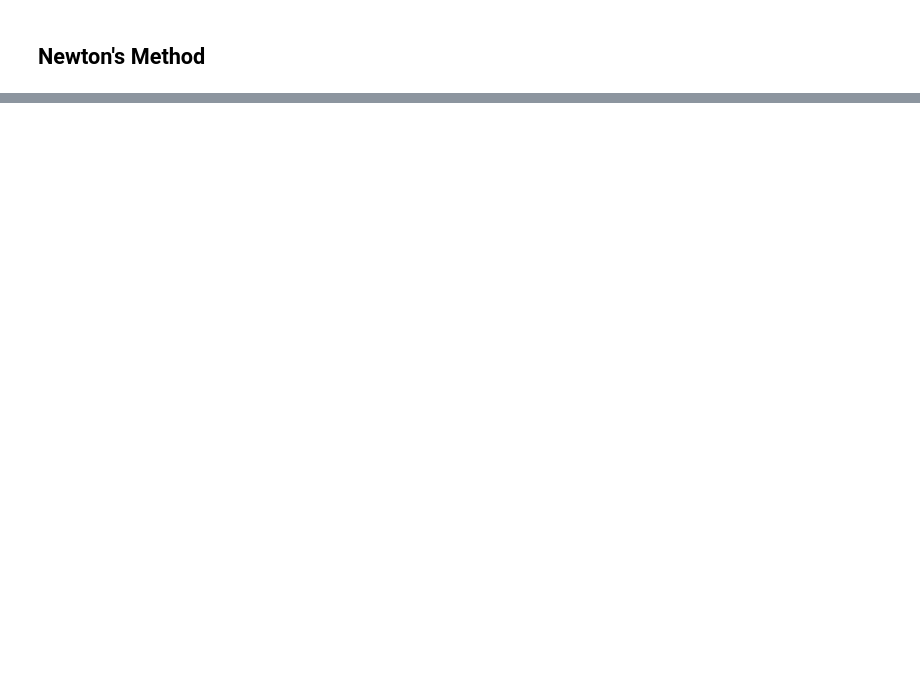
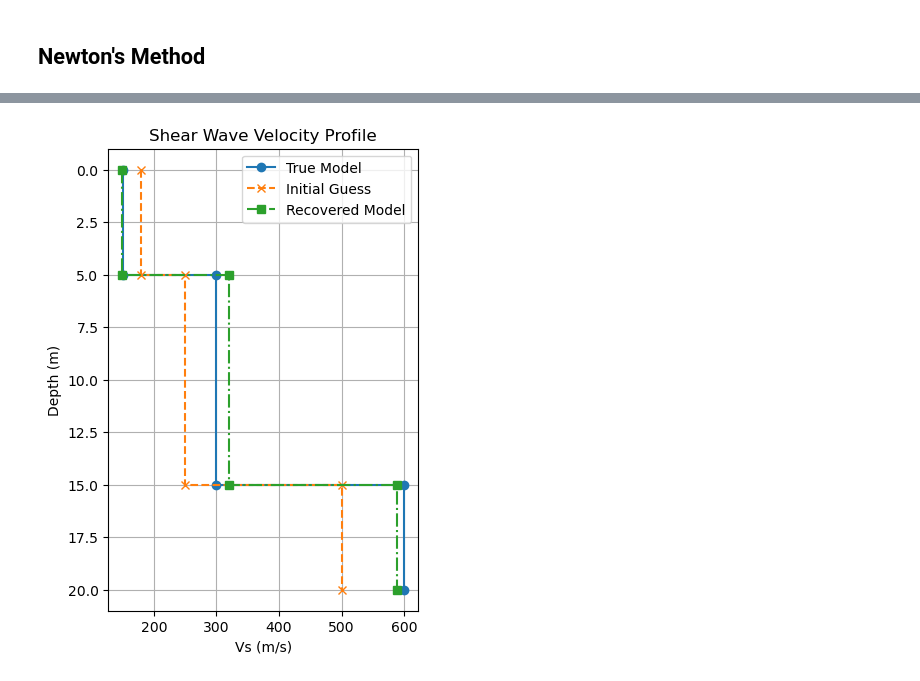
Before and after one commit to lambertnguyen-git/EOSC556B-2026_LN, a Jupyter notebook: MASW_Sim.ipynb, the cells around one changed output, grey strips where cells are left out. Drawn from its saved outputs; the diff is of its cells as text; code cells hidden in the pictures; blank space fills up the shorter version.

```diff
--- a/MASW_Sim.ipynb
+++ b/MASW_Sim.ipynb
@@ -334,0 +350,37 @@ plt.show()
+# %%
+vs_true #true
+vs_first #starting point
+vs_newtonfinal = vs_newton_now.copy() #recovered
+
+depth1 = thickness_first[0]
+depth2 = depth1 + thickness_first[1]
+depth3 = depth2 + 0.005 # halfspace
+
+depth = [0, depth1, depth2, depth3]
+
+# stepped velocity profile
+vs_true_plot, depth_true_plot = step_Vsplot(vs_true, depth)
+vs_first_plot, depth_first_plot = step_Vsplot(vs_first, depth)
+vs_newtonfinal_plot, depth_newtonfinal_plot = step_Vsplot(vs_newtonfinal, depth)
+
+# convert to meters (more common than km)
+vs_true_plot = [v * 1000 for v in vs_true_plot]
+vs_first_plot = [v * 1000 for v in vs_first_plot]
+vs_newtonfinal_plot = [v * 1000 for v in vs_newtonfinal_plot]
+depth_true_plot = [d * 1000 for d in depth_true_plot]
+depth_first_plot = [d * 1000 for d in depth_first_plot]
+depth_newtonfinal_plot = [d * 1000 for d in depth_newtonfinal_plot]
+
+plt.figure(figsize=(4,6))
+plt.plot(vs_true_plot, depth_true_plot, label="True Model", marker="o")
+plt.plot(vs_first_plot, depth_first_plot, label="Initial Guess", ls="--", marker="x")
+plt.plot(vs_newtonfinal_plot, depth_newtonfinal_plot, label="Recovered Model", ls="-.", marker="s")
+plt.gca().invert_yaxis()
+plt.xlabel("Vs (m/s)")
+plt.ylabel("Depth (m)")
+plt.title("Shear Wave Velocity Profile")
+plt.grid(True)
+plt.legend()
+plt.show()
+# %% [output]
+[figure, added]
```
Also changed, not shown: parts of 7 cells of this notebook.
